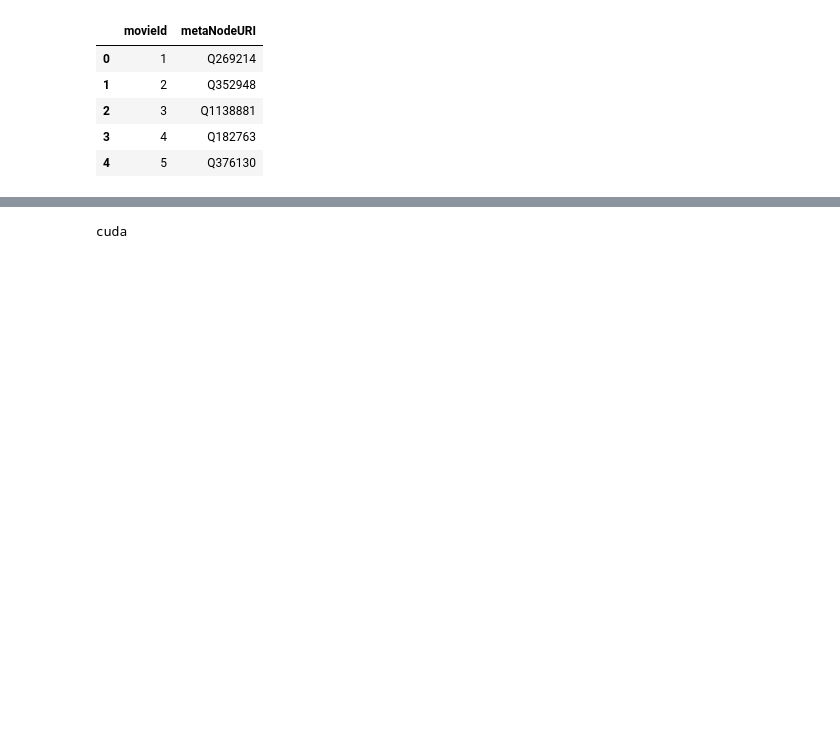
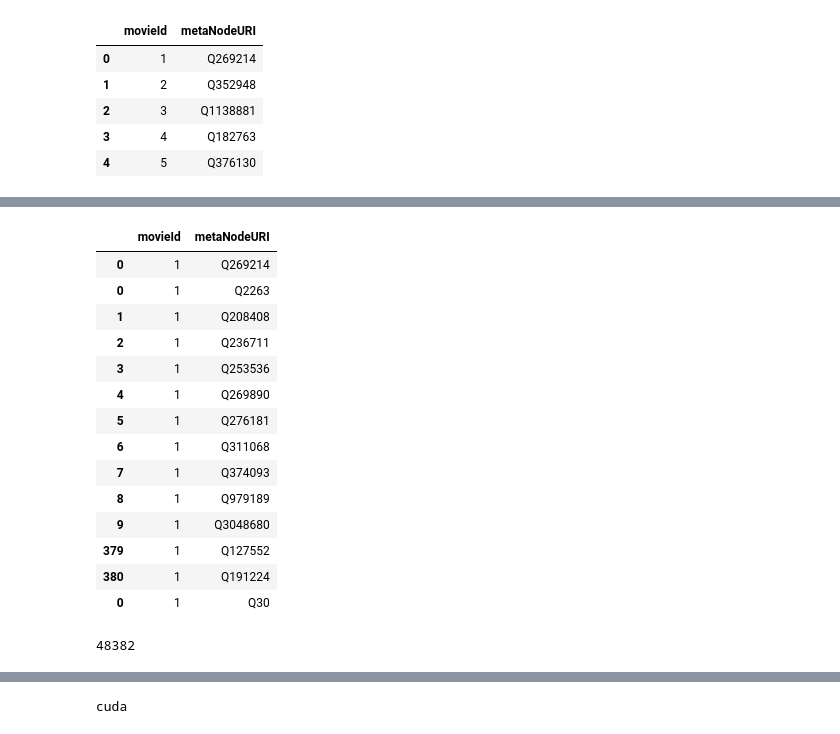
Before and after one commit to NikolayDPaev/GNN-KB-RecSys-project, a Jupyter notebook: Link_Regression_LightGCNWith_Abstracts_Emeddings_Cross_val_more_relations_added.ipynb, the cells around one changed output, grey strips where cells are left out. Saved outputs shown, nothing was run; the diff lists cells and outputs as text; code cells hidden in the pictures; blank space fills up the shorter version.

```diff
--- a/Link_Regression_LightGCNWith_Abstracts_Emeddings_Cross_val_more_relations_added.ipynb
+++ b/Link_Regression_LightGCNWith_Abstracts_Emeddings_Cross_val_more_relations_added.ipynb
@@ -75,0 +111,18 @@ all_metadata_df.head()
+# %%
+all_metadata_df[all_metadata_df['movieId'] == 1]
+# %% [output]
+|  | movieId | metaNodeURI |
+| 0 | 1 | Q269214 |
+| 0 | 1 | Q2263 |
+| 1 | 1 | Q208408 |
+| 2 | 1 | Q236711 |
+| 3 | 1 | Q253536 |
+| 4 | 1 | Q269890 |
+| 5 | 1 | Q276181 |
+| 6 | 1 | Q311068 |
+| 7 | 1 | Q374093 |
+| 8 | 1 | Q979189 |
+| 9 | 1 | Q3048680 |
+| 379 | 1 | Q127552 |
+| 380 | 1 | Q191224 |
+| 0 | 1 | Q30 |
@@ -75,0 +133,5 @@ all_metadata_df.head()
+# %%
+num_meta_nodes = len(all_metadata_df.metaNodeURI.unique())
+num_meta_nodes
+# %% [output]
+48382
```
Also changed, not shown: parts of 22 cells of this notebook.
